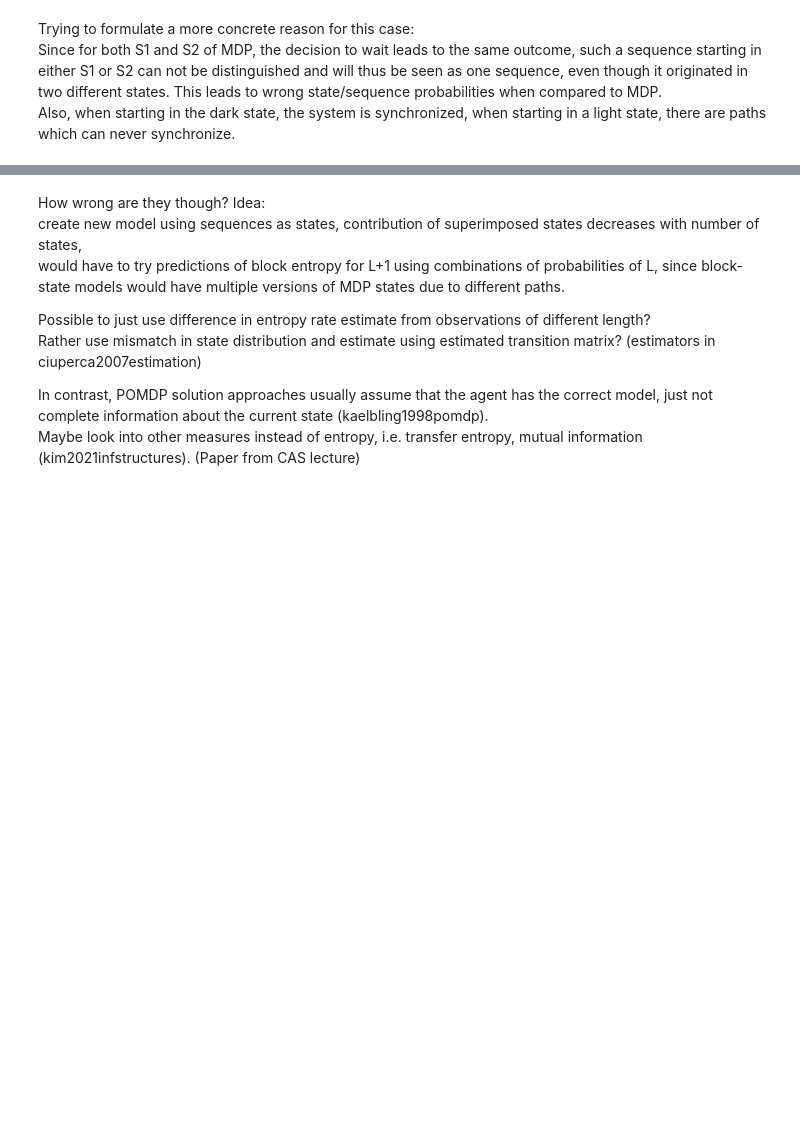
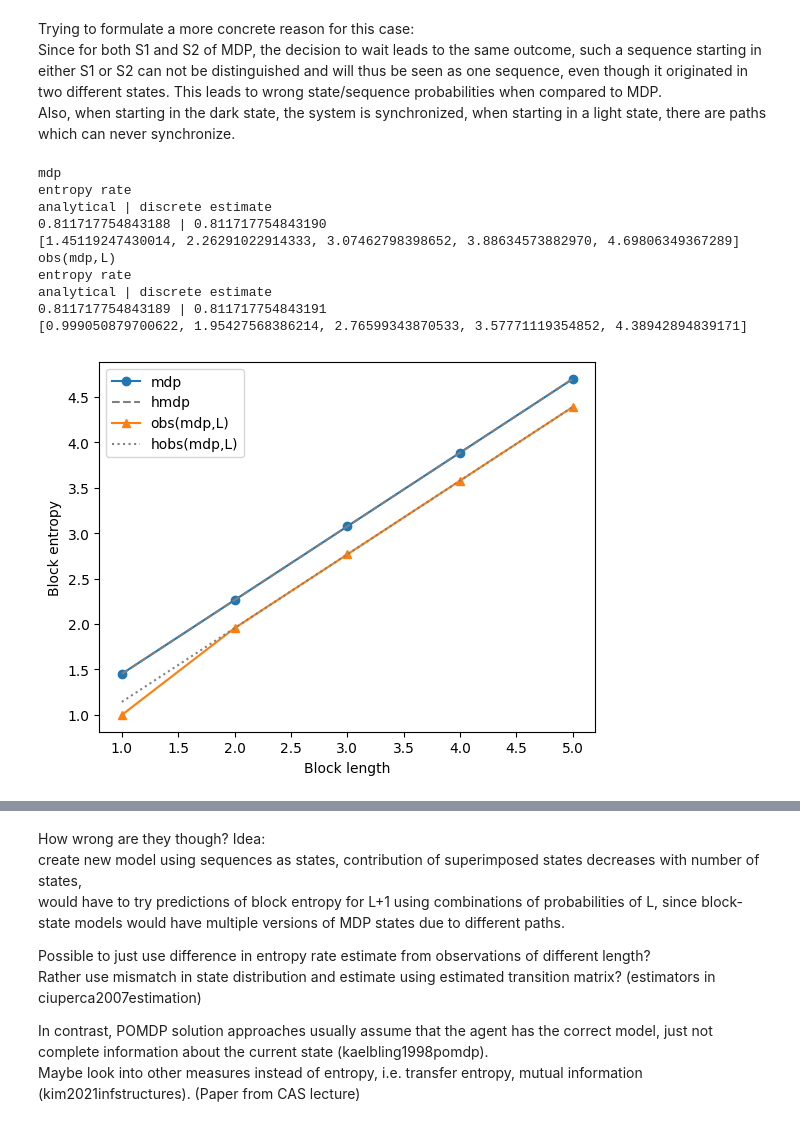
Before and after one commit to LukasPrader/BscThesis_Physics_uibk, a Jupyter notebook: POMDP_analysis.ipynb, the cells around one changed output, grey strips where cells are left out. Saved outputs shown, nothing was run; the diff lists cells and outputs as text; code cells hidden in the pictures; blank space fills up the shorter version.

```diff
--- a/POMDP_analysis.ipynb
+++ b/POMDP_analysis.ipynb
@@ -511,3 +553,63 @@ Any combination of the two, be it for several observations and so on, will alway
 Trying to formulate a more concrete reason for this case:
 Since for both S1 and S2 of MDP, the decision to wait leads to the same outcome, such a sequence starting in either S1 or S2 can not be distinguished and will thus be seen as one sequence, even though it originated in two different states. This leads to wrong state/sequence probabilities when compared to MDP.
 Also, when starting in the dark state, the system is synchronized, when starting in a light state, there are paths which can never synchronize.
+# %%
+import numpy as np
+import sympy as sym
+import scipy as sp
+import itertools
+import matplotlib.pyplot as plt
+
+vects = [stat_mdp, stat_mdp]
+labels = ["mdp", "obs(mdp,L)"]
+markers = ["o", "^"]
+Ps = [P_mdp, P_mdp]
+mapping = [{0: 0, 1: 1, 2: 2}, {0: 0, 1: 1, 2: 1}]
+style = ["--", ":"]
+
+for n, vect in enumerate(vects):
+    P_s = Ps[n]
+    vars = [x, a0, a1, a2]
+    vals = [0.60, 0.5, 0.45, 0.5]
+
+    ent_rate = MP_entropy_rate(vect, P_s, mapping[n])
+    #print(sym.simplify(ent_rate))
+
+    vect = vect.subs({vars[i]: vals[i] for i in range(len(vars))})
+    P_s = P_s.subs({vars[i]: vals[i] for i in range(len(vars))})
+
+    inits = [vect, vect, vect]  # init = stationary
+
+    lengths = range(1, 6)
+
+    ent_rate = MP_entropy_rate(vect, P_s, mapping[n])
+    block_ents = [MP_block_entropy(
+        P_s, l, inits[n], mapping[n]) for l in lengths]
+
+    print(labels[n])
+    print("entropy rate")
+    print("analytical | discrete estimate")
+    print(ent_rate, "|", block_ents[-1] - block_ents[-2])
+    print(block_ents)
+
+    plt.plot(lengths, block_ents, marker=markers[n], label=labels[n])
+    # plot excess entropy estimate
+    plt.plot(np.arange(1, 6), ent_rate*np.arange(1, 6) +
+             (block_ents[-1]-ent_rate*5), color="grey", ls=style[n], label=str("h"+labels[n]))
+
+plt.xlabel("Block length")
+plt.ylabel("Block entropy")
+plt.legend()
+plt.show()
+# %% [output]
+mdp
+entropy rate
+analytical | discrete estimate
+0.811717754843188 | 0.811717754843190
+[1.45119247430014, 2.26291022914333, 3.07462798398652, 3.88634573882970, 4.69806349367289]
+obs(mdp,L)
+entropy rate
+analytical | discrete estimate
+0.811717754843189 | 0.811717754843191
+[0.999050879700622, 1.95427568386214, 2.76599343870533, 3.57771119354852, 4.38942894839171]
+[figure, added]
```
Also changed, not shown: parts of 16 cells of this notebook, 6 other files.
